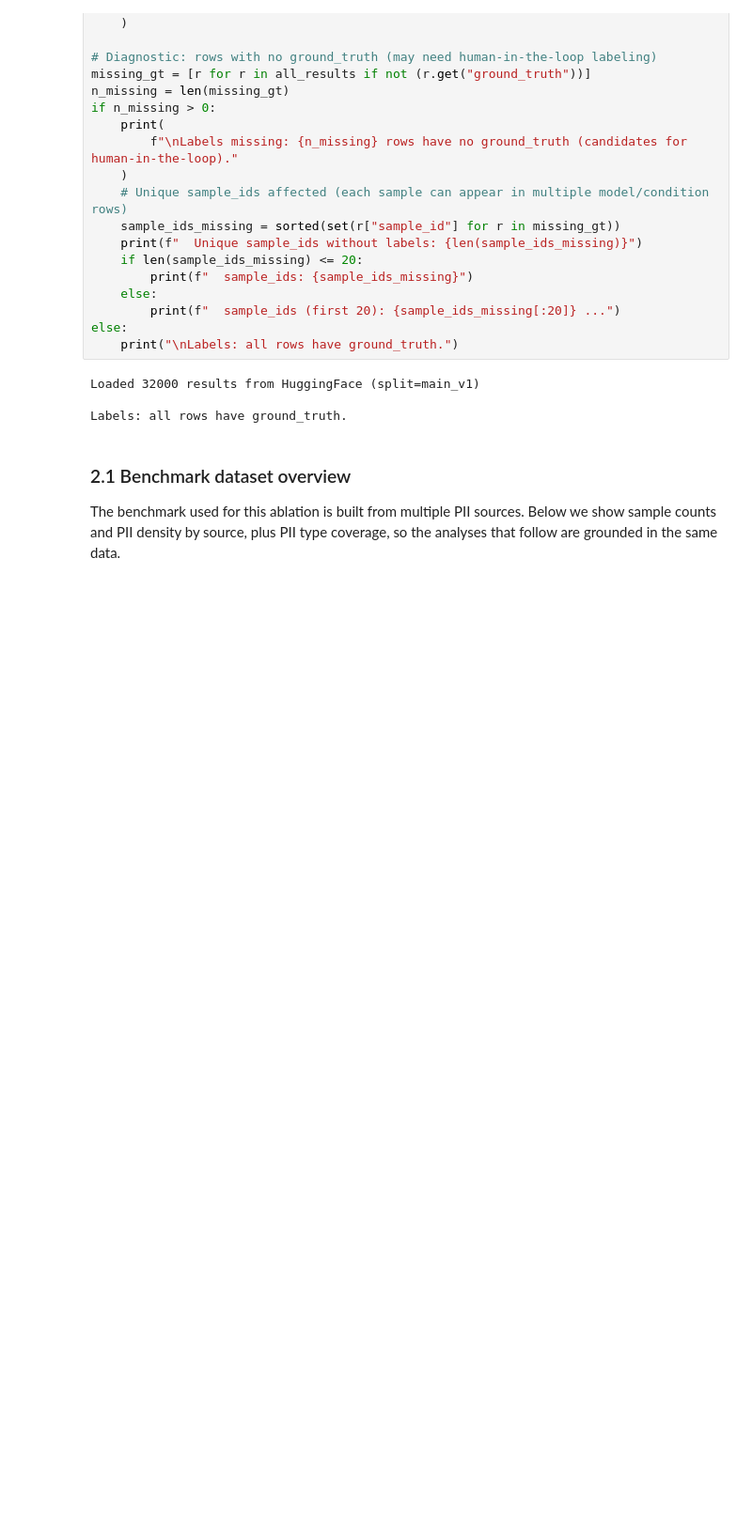
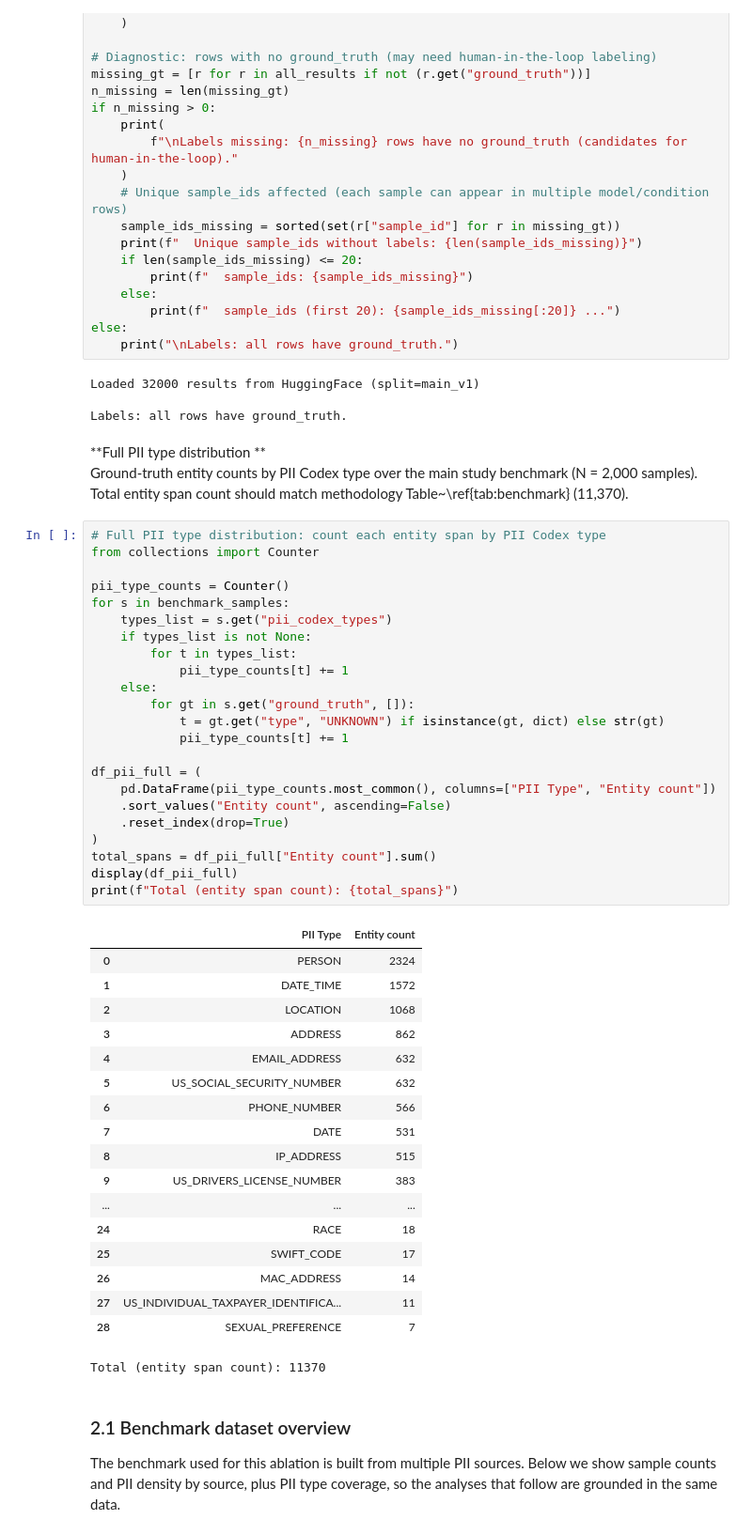
Before and after one commit to EdyVision/pii-skills-ablation-study, a Jupyter notebook: notebooks/03_analyses_main.ipynb, the cells around one changed output. Shown at 94% size. Cells and saved outputs as stored; diff of their text form; blank space fills up the shorter version.

```diff
--- a/notebooks/03_analyses_main.ipynb
+++ b/notebooks/03_analyses_main.ipynb
@@ -223,6 +223,51 @@ else:
 Loaded 32000 results from HuggingFace (split=main_v1)
 
 Labels: all rows have ground_truth.
+# %% [markdown]
+**Full PII type distribution **
+Ground-truth entity counts by PII Codex type over the main study benchmark (N = 2,000 samples). Total entity span count should match methodology Table~\\ref{tab:benchmark} (11,370).
+# %%
+# Full PII type distribution: count each entity span by PII Codex type
+from collections import Counter
+
+pii_type_counts = Counter()
+for s in benchmark_samples:
+    types_list = s.get("pii_codex_types")
+    if types_list is not None:
+        for t in types_list:
+            pii_type_counts[t] += 1
+    else:
+        for gt in s.get("ground_truth", []):
+            t = gt.get("type", "UNKNOWN") if isinstance(gt, dict) else str(gt)
+            pii_type_counts[t] += 1
+
+df_pii_full = (
+    pd.DataFrame(pii_type_counts.most_common(), columns=["PII Type", "Entity count"])
+    .sort_values("Entity count", ascending=False)
+    .reset_index(drop=True)
+)
+total_spans = df_pii_full["Entity count"].sum()
+display(df_pii_full)
+print(f"Total (entity span count): {total_spans}")
+# %% [output]
+|  | PII Type | Entity count |
+| 0 | PERSON | 2324 |
+| 1 | DATE_TIME | 1572 |
+| 2 | LOCATION | 1068 |
+| 3 | ADDRESS | 862 |
+| 4 | EMAIL_ADDRESS | 632 |
+| 5 | US_SOCIAL_SECURITY_NUMBER | 632 |
+| 6 | PHONE_NUMBER | 566 |
+| 7 | DATE | 531 |
+| 8 | IP_ADDRESS | 515 |
+| 9 | US_DRIVERS_LICENSE_NUMBER | 383 |
+| ... | ... | ... |
+| 24 | RACE | 18 |
+| 25 | SWIFT_CODE | 17 |
+| 26 | MAC_ADDRESS | 14 |
+| 27 | US_INDIVIDUAL_TAXPAYER_IDENTIFICA... | 11 |
+| 28 | SEXUAL_PREFERENCE | 7 |
+Total (entity span count): 11370
 # %% [markdown]
 ### 2.1 Benchmark dataset overview
 
```
Also changed, not shown: parts of 15 cells of this notebook, 3 other files.
